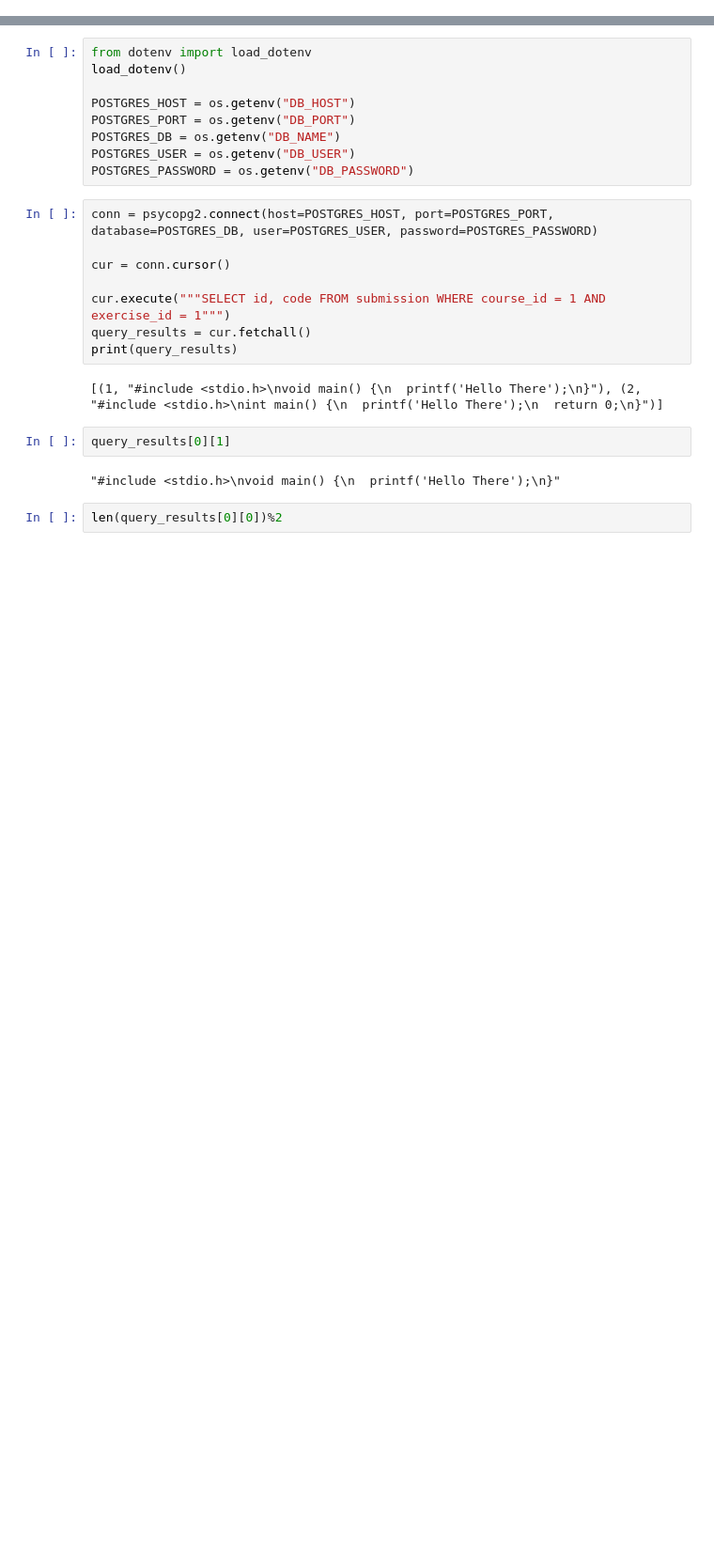
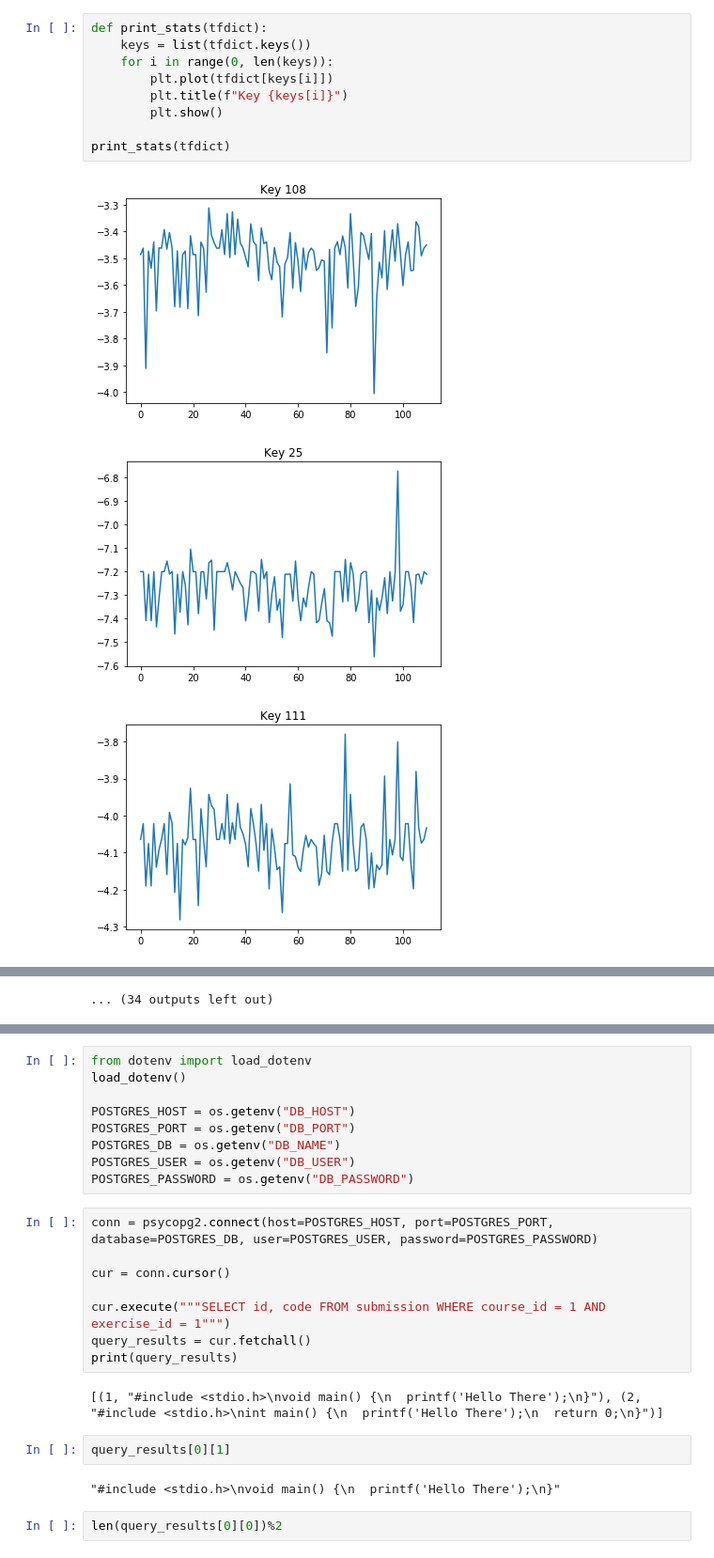
Before and after one commit to Aalto-LeTech/CodeClustersModeling, a Jupyter notebook: notebooks/clustering.ipynb, the cells around one changed output, grey strips where cells are left out. Shown at 94% size. Drawn from its saved outputs; the diff is of its cells as text; blank space fills up the shorter version.

```diff
--- a/notebooks/clustering.ipynb
+++ b/notebooks/clustering.ipynb
@@ -9,0 +294,13 @@ import os
+# %%
+def print_stats(tfdict):
+    keys = list(tfdict.keys())
+    for i in range(0, len(keys)):
+        plt.plot(tfdict[keys[i]])
+        plt.title(f"Key {keys[i]}")
+        plt.show()
+
+print_stats(tfdict)
+# %% [output]
+[figure, added]
+[figure, added]
+[figure, added]
@@ -9,0 +316 @@ import os
+... (34 outputs left out)
```
Also changed, not shown: parts of 39 cells of this notebook, 35 other files.
